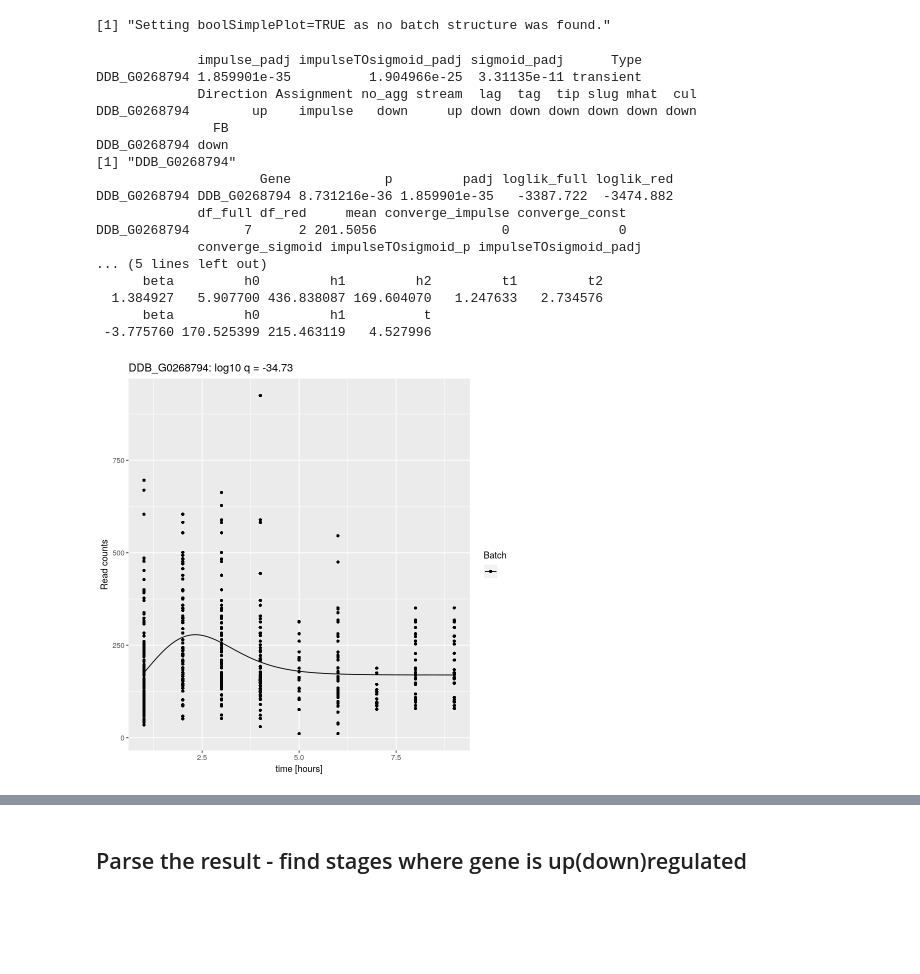
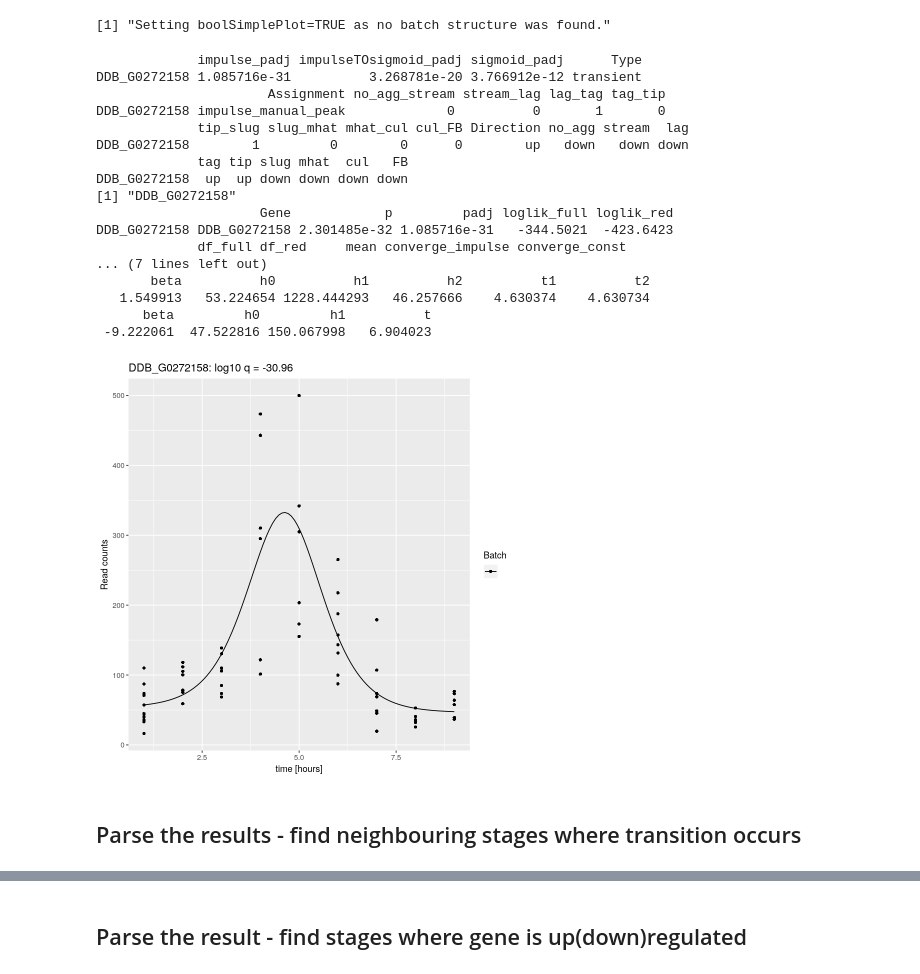
Before and after one commit to biolab/baylor-dicty, a Jupyter notebook: stages_DE/impulse_stages.R.ipynb, the cells around one changed output, grey strips where cells are left out. Saved outputs shown, nothing was run; the diff lists cells and outputs as text; code cells hidden in the pictures; blank space fills up the shorter version.

Commit message:
milestones DE between limited number of neighbouring stages - analysis and presentation
Signed-off-by: Hrovatin <karin.hrovatin@gmail.com>

```diff
--- a/stages_DE/impulse_stages.R.ipynb
+++ b/stages_DE/impulse_stages.R.ipynb
@@ -19,6 +6,18 @@ pathSave='/home/khrovatin/timeTrajectoriesNet/data/stages/DE_across_stages/'
+# %%
+server=FALSE
+if (server){
+    pathSave='/home/khrovatin/timeTrajectoriesNet/data/stages/DE_across_stages/'
+    pathCounts='/home/khrovatin/timeTrajectoriesNet/data/counts/'
+    pathConditions='/home/khrovatin/timeTrajectoriesNet/data/RPKUM/'
+}else{
+    pathSave='/home/karin/Documents/timeTrajectories/data/stages/DE_across_stages/'
+    pathCounts='/home/karin/Documents/timeTrajectories/data/countsRaw/combined/'
+    pathConditions='/home/karin/Documents/timeTrajectories/data/RPKUM/combined/'
+}
 # %%
-genes<-read.table('/home/khrovatin/timeTrajectoriesNet/data/counts/mergedGenes_counts.tsv', header=TRUE,row.names=1, sep="\t")
-conditions<-read.table('/home/khrovatin/timeTrajectoriesNet/data/RPKUM/conditions_mergedGenes.tsv', header=TRUE,row.names='Measurment', sep="\t")
+genes<-read.table(paste(pathCounts,'mergedGenes_counts.tsv',sep=''), header=TRUE,row.names=1, sep="\t")
+conditions<-read.table(paste(pathConditions,'conditions_mergedGenes.tsv',sep=''), header=TRUE,row.names='Measurment', sep="\t")
+conditions[conditions=='']=NA
 #R imported colnames of genes with changes but gene IDs remained ok
 rownames(conditions)<-make.names(rownames(conditions))
 # %%
@@ -256,7 +317,7 @@ A data.frame: 100 × 16
 # %%
 library(ggplot2)
 # %%
-gene_ids<-rownames(parsed[parsed$Assignment=='impulse' & parsed$Type=='transient',])[1:200]
+gene_ids<-rownames(parsed[parsed$Assignment=='impulse_manual_peak' ,])[1:200]
 # %%
 #gene_ids=c('DDB_G0289979')
 lsgplotsGenes <- plotGenes(
@@ -271,30 +332,32 @@ strNameRefMethod = NULL)
 # %% [output]
 [1] "Setting boolSimplePlot=TRUE as no batch structure was found."
 # %%
-i=100
+i=40
 print(parsed[gene_ids[i],])
 print(lsgplotsGenes[[i]])
 print(gene_ids[i])
 print(objectImpulseDE2$dfImpulseDE2Results[gene_ids[i],])
 
 print(objectImpulseDE2@lsModelFits$case[gene_ids[i]][[1]]$lsImpulseFit$vecImpulseParam)
 print(objectImpulseDE2@lsModelFits$case[gene_ids[i]][[1]]$lsSigmoidFit$vecSigmoidParam)
 # %% [output]
              impulse_padj impulseTOsigmoid_padj sigmoid_padj      Type
-DDB_G0268794 1.859901e-35          1.904966e-25  3.31135e-11 transient
-             Direction Assignment no_agg stream  lag  tag  tip slug mhat  cul
-DDB_G0268794        up    impulse   down     up down down down down down down
-               FB
-DDB_G0268794 down
-[1] "DDB_G0268794"
+DDB_G0272158 1.085716e-31          3.268781e-20 3.766912e-12 transient
+                      Assignment no_agg_stream stream_lag lag_tag tag_tip
+DDB_G0272158 impulse_manual_peak             0          0       1       0
+             tip_slug slug_mhat mhat_cul cul_FB Direction no_agg stream  lag
+DDB_G0272158        1         0        0      0        up   down   down down
+             tag tip slug mhat  cul   FB
+DDB_G0272158  up  up down down down down
+[1] "DDB_G0272158"
                      Gene            p         padj loglik_full loglik_red
-DDB_G0268794 DDB_G0268794 8.731216e-36 1.859901e-35   -3387.722  -3474.882
+DDB_G0272158 DDB_G0272158 2.301485e-32 1.085716e-31   -344.5021  -423.6423
              df_full df_red     mean converge_impulse converge_const
-DDB_G0268794       7      2 201.5056                0              0
-             converge_sigmoid impulseTOsigmoid_p impulseTOsigmoid_padj
-... (5 lines left out)
-      beta         h0         h1         h2         t1         t2
-  1.384927   5.907700 436.838087 169.604070   1.247633   2.734576
+... (7 lines left out)
+       beta          h0          h1          h2          t1          t2
+   1.549913   53.224654 1228.444293   46.257666    4.630374    4.630734
       beta         h0         h1          t
- -3.775760 170.525399 215.463119   4.527996
+ -9.222061  47.522816 150.067998   6.904023
-[figure, old version]
+[figure, new version]
+# %% [markdown]
+## Parse the results - find neighbouring stages where transition occurs
```
Also changed, not shown: parts of 8 cells of this notebook, 4 other files.
